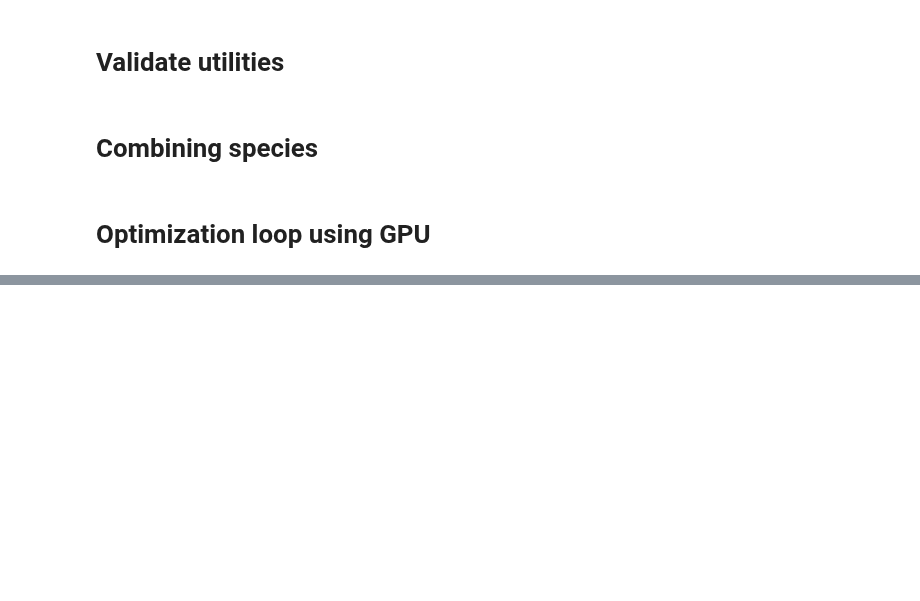
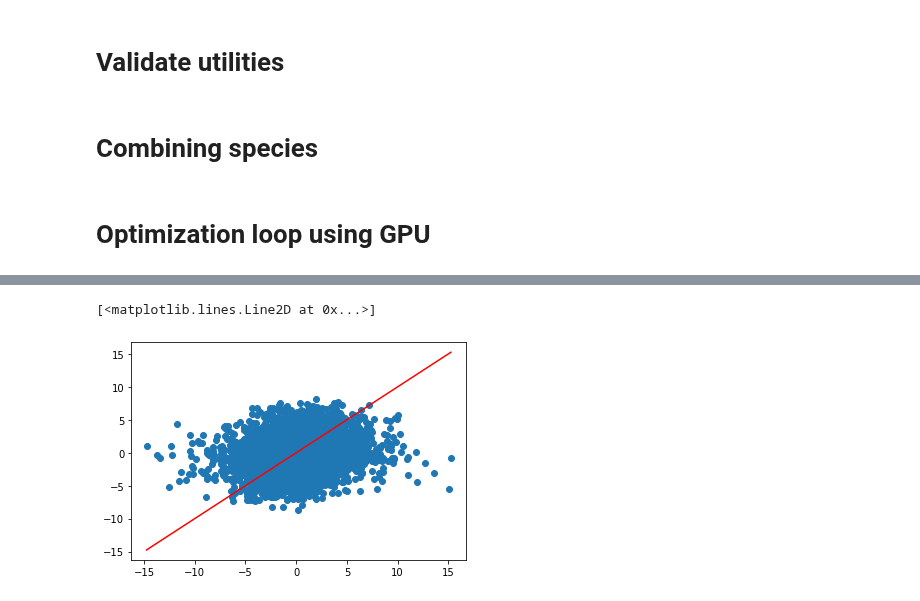
Before and after one commit to Luthaf/alchemical-learning, a Jupyter notebook: alchemical-learning-elpasolites.ipynb, the cells around one changed output, grey strips where cells are left out. Drawn from its saved outputs; the diff is of its cells as text; code cells hidden in the pictures; blank space fills up the shorter version.

```diff
--- a/alchemical-learning-elpasolites.ipynb
+++ b/alchemical-learning-elpasolites.ipynb
@@ -364,0 +432,8 @@ default = all_losses
+# %%
+plt.scatter(test_forces.flatten(), predicted_f.detach().flatten())
+
+x = [np.min(test_forces.flatten()), np.max(test_forces.flatten())]
+plt.plot(x, x, color="r")
+# %% [output]
+[<matplotlib.lines.Line2D at 0x...>]
+[figure, added]
```
Also changed, not shown: parts of 20 cells of this notebook, 1 other file.
